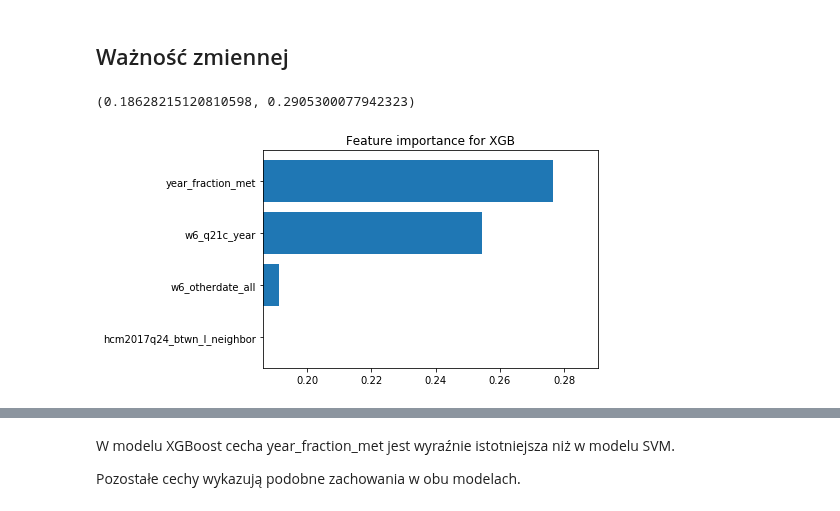
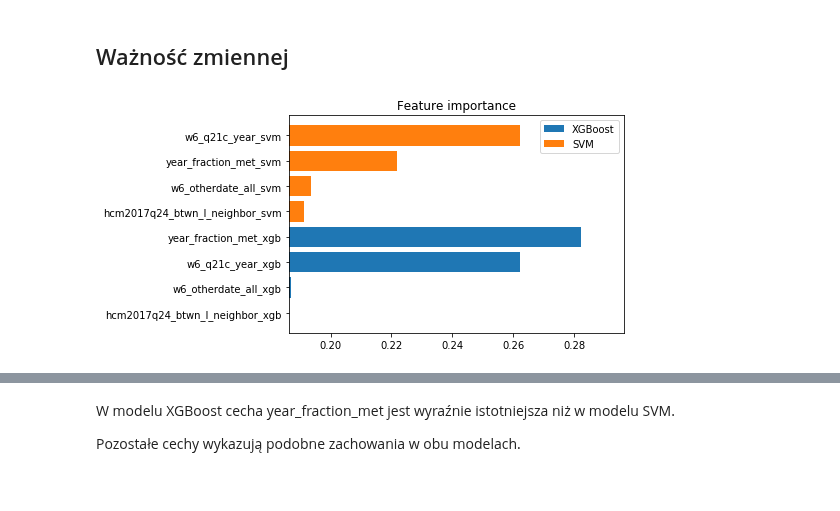
Before and after one commit to pbiecek/InterpretableMachineLearning2018S, a Jupyter notebook: PraceDomowe/PD5/Wojciech_Manke_PD5.ipynb, the cells around one changed output, grey strips where cells are left out. Cells and saved outputs as stored; diff of their text form; code cells hidden in the pictures.

Commit message:
Oba modele na jednym wykresie

```diff
--- a/PraceDomowe/PD5/Wojciech_Manke_PD5.ipynb
+++ b/PraceDomowe/PD5/Wojciech_Manke_PD5.ipynb
@@ -104,10 +104,13 @@ def get_feature_importance(model, X, y):
     feature_importance.sort()
     return feature_importance
 # %%
-feature_importance = get_feature_importance(xgb_model, X.copy(), y)
-plt.barh([x[1] for x in feature_importance], [x[0] for x in feature_importance])
-plt.title("Feature importance for XGB")
-plt.xlim(left=xgb_loss)
+feature_importance_xgb = get_feature_importance(xgb_model, X.copy(), y)
+feature_importance_svm = get_feature_importance(svm_model, X.copy(), y)
+plt.barh([x[1]+"_xgb" for x in feature_importance_xgb], [x[0] for x in feature_importance_xgb], label="XGBoost")
+plt.barh([x[1]+"_svm" for x in feature_importance_svm], [x[0] for x in feature_importance_svm], label="SVM")
+plt.title("Feature importance")
+plt.legend()
+plt.xlim(left=min(xgb_loss, svm_loss))
+plt.show()
 # %% [output]
-(0.18628215120810598, 0.2905300077942323)
-[figure, old version]
+[figure, new version]
```
Also changed, not shown: parts of 7 cells of this notebook.
